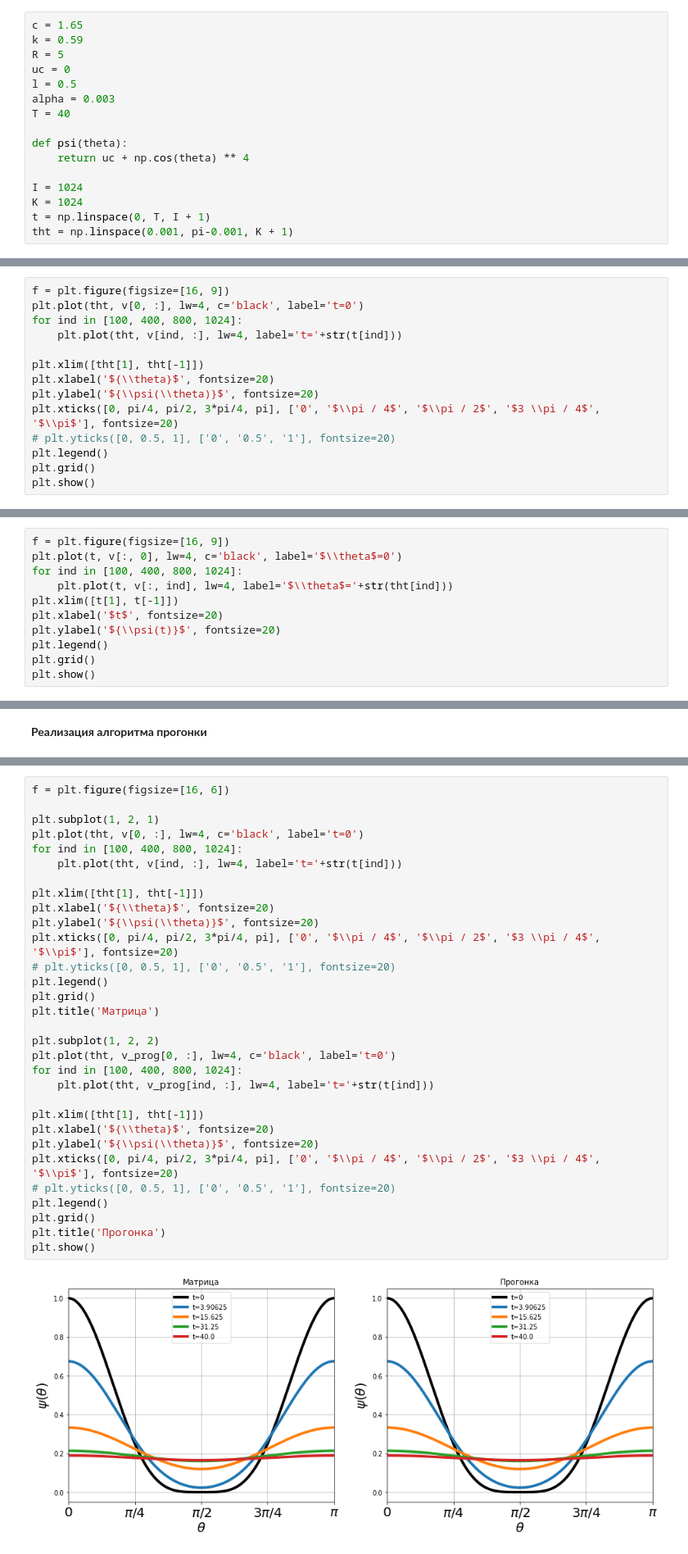
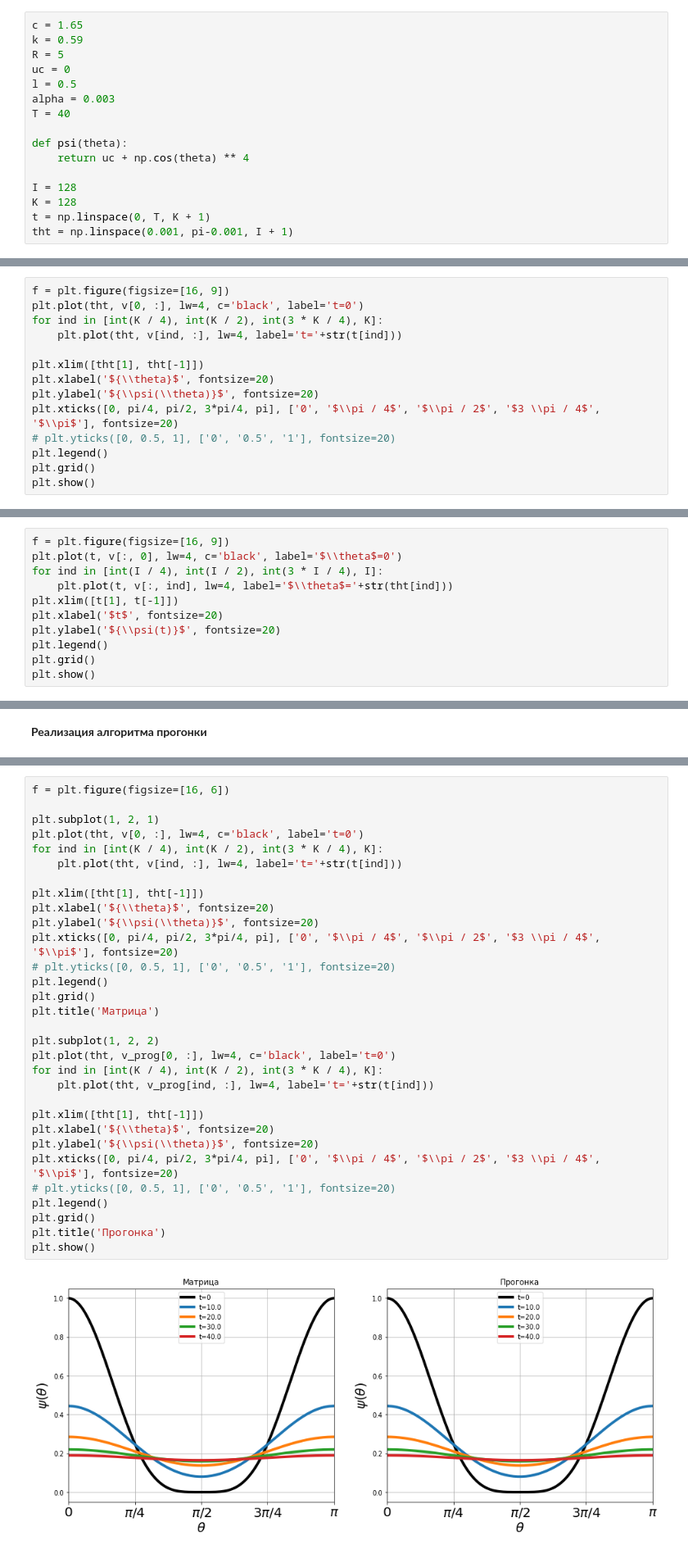
Before and after one commit to ArtemKashapov/NMoMF, a Jupyter notebook: implicit_alg/implicit_algorithm.ipynb, the cells around one changed output, grey strips where cells are left out. Shown at 82% size. Saved outputs shown, nothing was run; the diff lists cells and outputs as text.

```diff
--- a/implicit_alg/implicit_algorithm.ipynb
+++ b/implicit_alg/implicit_algorithm.ipynb
@@ -24,10 +24,10 @@ T = 40
 def psi(theta):
     return uc + np.cos(theta) ** 4
 
-I = 1024
-K = 1024
-t = np.linspace(0, T, I + 1)
-tht = np.linspace(0.001, pi-0.001, K + 1)
+I = 128
+K = 128
+t = np.linspace(0, T, K + 1)
+tht = np.linspace(0.001, pi-0.001, I + 1)
 # %% [markdown]
 Начальное распределение температуры:
 # %%
@@ -107,7 +107,7 @@ print('Время для матричного метода: ', str(t_matrix), '
 # %%
 f = plt.figure(figsize=[16, 9])
 plt.plot(tht, v[0, :], lw=4, c='black', label='t=0')
-for ind in [100, 400, 800, 1024]:
+for ind in [int(K / 4), int(K / 2), int(3 * K / 4), K]:
     plt.plot(tht, v[ind, :], lw=4, label='t='+str(t[ind]))
 
 plt.xlim([tht[1], tht[-1]])
@@ -130,7 +130,7 @@ plt.show()
 # %%
 f = plt.figure(figsize=[16, 9])
 plt.plot(t, v[:, 0], lw=4, c='black', label='$\\theta$=0')
-for ind in [100, 400, 800, 1024]:
+for ind in [int(I / 4), int(I / 2), int(3 * I / 4), I]:
     plt.plot(t, v[:, ind], lw=4, label='$\\theta$='+str(tht[ind]))
 plt.xlim([t[1], t[-1]])
 plt.xlabel('$t$', fontsize=20)
@@ -243,36 +243,36 @@ print('Время для матричного метода: ' + str(t_tridiag) +
 # %%
 f = plt.figure(figsize=[16, 6])
 
 plt.subplot(1, 2, 1)
 plt.plot(tht, v[0, :], lw=4, c='black', label='t=0')
-for ind in [100, 400, 800, 1024]:
+for ind in [int(K / 4), int(K / 2), int(3 * K / 4), K]:
     plt.plot(tht, v[ind, :], lw=4, label='t='+str(t[ind]))
 
 plt.xlim([tht[1], tht[-1]])
 plt.xlabel('${\\theta}$', fontsize=20)
 plt.ylabel('${\\psi(\\theta)}$', fontsize=20)
 plt.xticks([0, pi/4, pi/2, 3*pi/4, pi], ['0', '$\\pi / 4$', '$\\pi / 2$', '$3 \\pi / 4$', '$\\pi$'], fontsize=20)
 # plt.yticks([0, 0.5, 1], ['0', '0.5', '1'], fontsize=20)
 plt.legend()
 plt.grid()
 plt.title('Матрица')
 
 plt.subplot(1, 2, 2)
 plt.plot(tht, v_prog[0, :], lw=4, c='black', label='t=0')
-for ind in [100, 400, 800, 1024]:
+for ind in [int(K / 4), int(K / 2), int(3 * K / 4), K]:
     plt.plot(tht, v_prog[ind, :], lw=4, label='t='+str(t[ind]))
 
 plt.xlim([tht[1], tht[-1]])
 plt.xlabel('${\\theta}$', fontsize=20)
 plt.ylabel('${\\psi(\\theta)}$', fontsize=20)
 plt.xticks([0, pi/4, pi/2, 3*pi/4, pi], ['0', '$\\pi / 4$', '$\\pi / 2$', '$3 \\pi / 4$', '$\\pi$'], fontsize=20)
 # plt.yticks([0, 0.5, 1], ['0', '0.5', '1'], fontsize=20)
 plt.legend()
 plt.grid()
 plt.title('Прогонка')
 plt.show()
 # %% [output]
-[figure, old version]
+[figure, new version]
 # %%
 f = plt.figure(figsize=[16, 6])
 plt.subplot(1, 2, 1)
```
Also changed, not shown: parts of 15 cells of this notebook, 2 other files.
